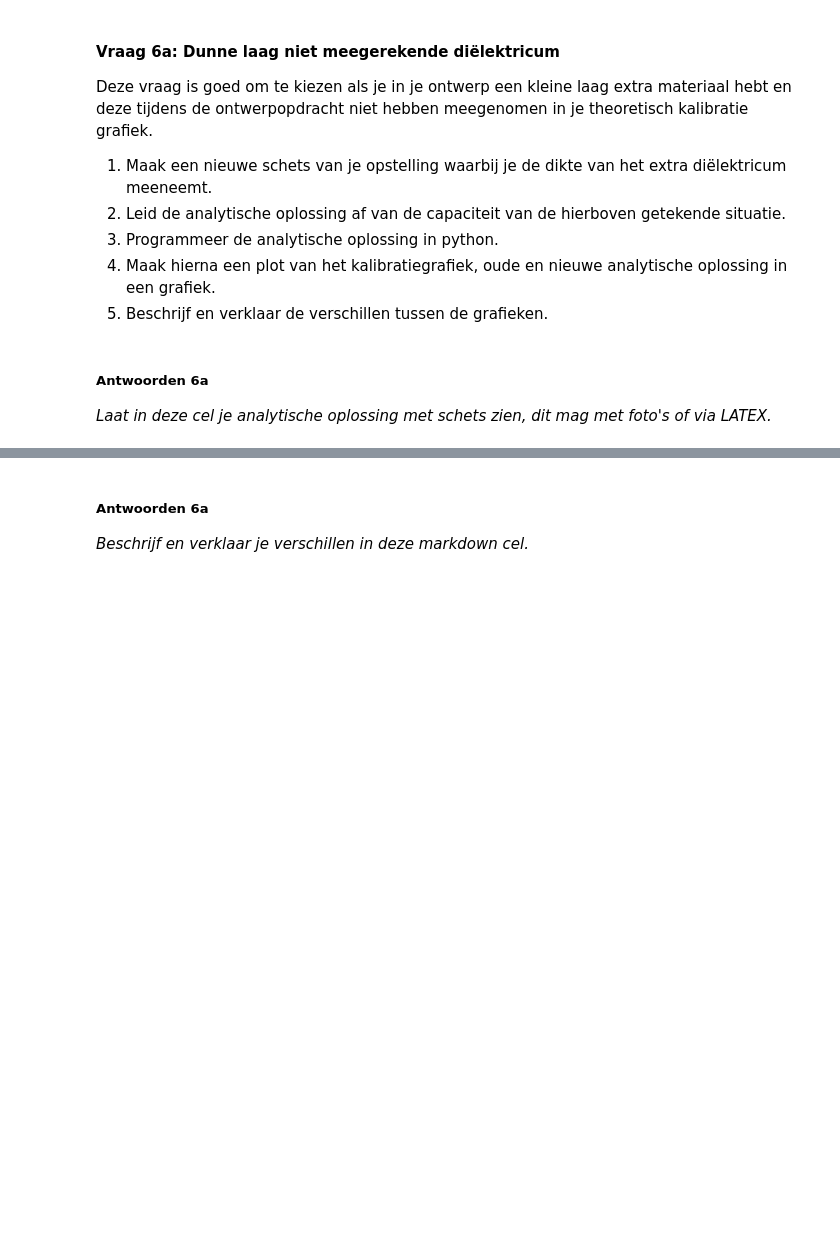
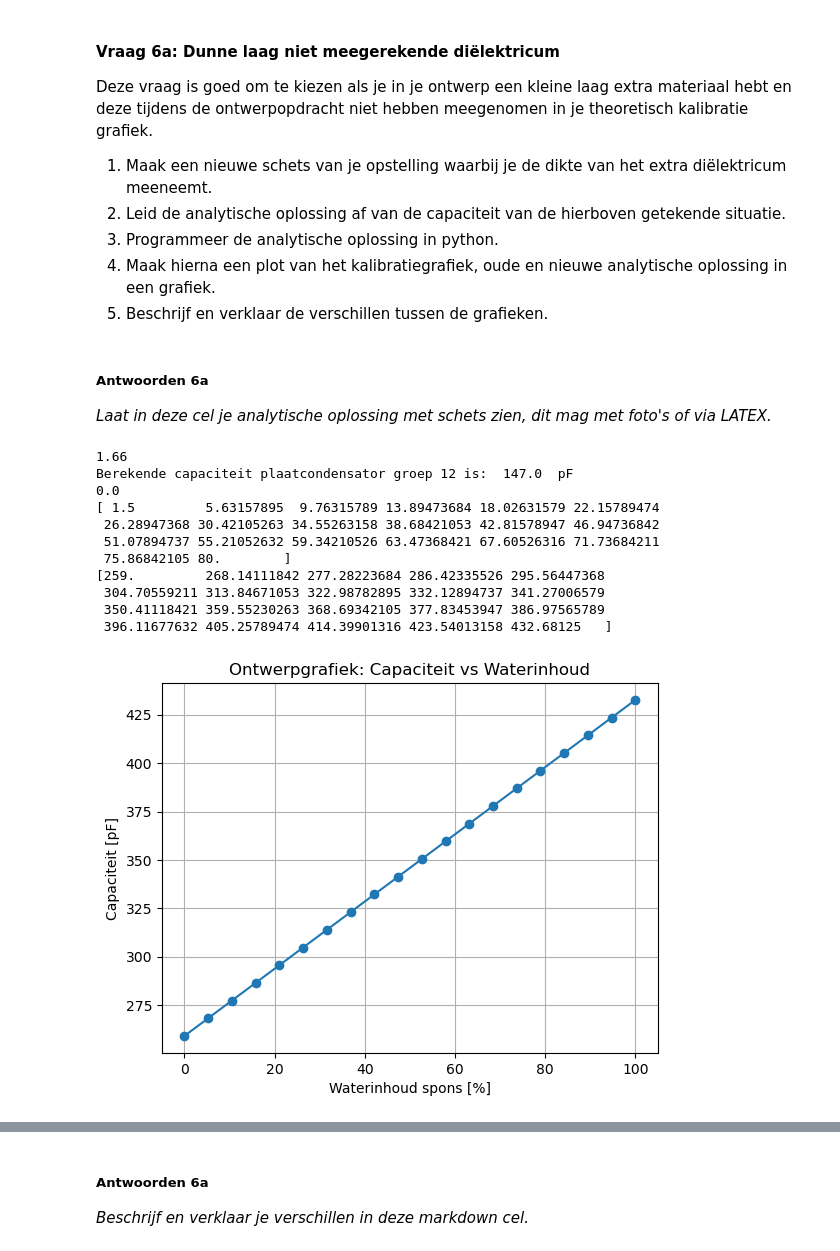
Before and after one commit to carstenschroevers-eng/opdrachten-DEF-D, a Jupyter notebook: DigitaleOntwerpopdrachten/1CondensatorOpdracht/CondensatorOntwerpopdracht.ipynb, the cells around one changed output, grey strips where cells are left out. Saved outputs shown, nothing was run; the diff lists cells and outputs as text; code cells hidden in the pictures; blank space fills up the shorter version.

```diff
--- a/DigitaleOntwerpopdrachten/1CondensatorOpdracht/CondensatorOntwerpopdracht.ipynb
+++ b/DigitaleOntwerpopdrachten/1CondensatorOpdracht/CondensatorOntwerpopdracht.ipynb
@@ -987,9 +987,57 @@ Deze vraag is goed om te kiezen als je in je ontwerp een kleine laag extra mater
 
 *Laat in deze cel je analytische oplossing met schets zien, dit mag met foto's of via LATEX.*
 # %%
-# Schrijf hier de code voor je oplossing. Gebruik hier je eerder gemaakte functies
-# def condensator_extra_laag(#jouw variabelen): # Schrijf hier jouw functie
-    ## je functie
+def theoretische_capaciteit(e_r, A, d):
+    e_0 = 8.85e-12
+    print(e_r)
+    C =  (e_0 * e_r  * A) / d
+    return C
 
 
-### Maak hier je plot
+e_karton =1.66
+d = 0.001
+A = 0.01
+
+C = theoretische_capaciteit(e_karton,A,d)
+
+C_pf = C*10**12
+
+print("Berekende capaciteit plaatcondensator groep 12 is: ", np.round(C_pf), " pF")
+
+water_frac = np.linspace(0, 1, 20)  # 0 = droge spons, 1 = volledig verzadigd
+epsilon_spons_droog = 1.5
+epsilon_water = 80
+
+print(water_frac[0])
+
+d_1 = 0.04
+
+epsilon_r = epsilon_spons_droog + water_frac * (epsilon_water - epsilon_spons_droog)
+
+c_array = theoretische_capaciteit(epsilon_r, A, d_1)
+c_pf2 = c_array * 1e12
+
+c_pf2_shifted = c_pf2 - c_pf2[0] + 259
+print(c_pf2_shifted)
+import matplotlib.pyplot as plt
+
+plt.figure()
+plt.plot(water_frac*100, c_pf2_shifted, marker='o')
+plt.xlabel("Waterinhoud spons [%]")
+plt.ylabel("Capaciteit [pF]")
+plt.title("Ontwerpgrafiek: Capaciteit vs Waterinhoud")
+plt.grid(True)
+plt.show()
+# %% [output]
+1.66
+Berekende capaciteit plaatcondensator groep 12 is:  147.0  pF
+0.0
+[ 1.5         5.63157895  9.76315789 13.89473684 18.02631579 22.15789474
+ 26.28947368 30.42105263 34.55263158 38.68421053 42.81578947 46.94736842
+ 51.07894737 55.21052632 59.34210526 63.47368421 67.60526316 71.73684211
+ 75.86842105 80.        ]
+[259.         268.14111842 277.28223684 286.42335526 295.56447368
+ 304.70559211 313.84671053 322.98782895 332.12894737 341.27006579
+ 350.41118421 359.55230263 368.69342105 377.83453947 386.97565789
+ 396.11677632 405.25789474 414.39901316 423.54013158 432.68125   ]
+[figure, added]
```
Also changed, not shown: parts of 6 cells of this notebook, 1 other file.
